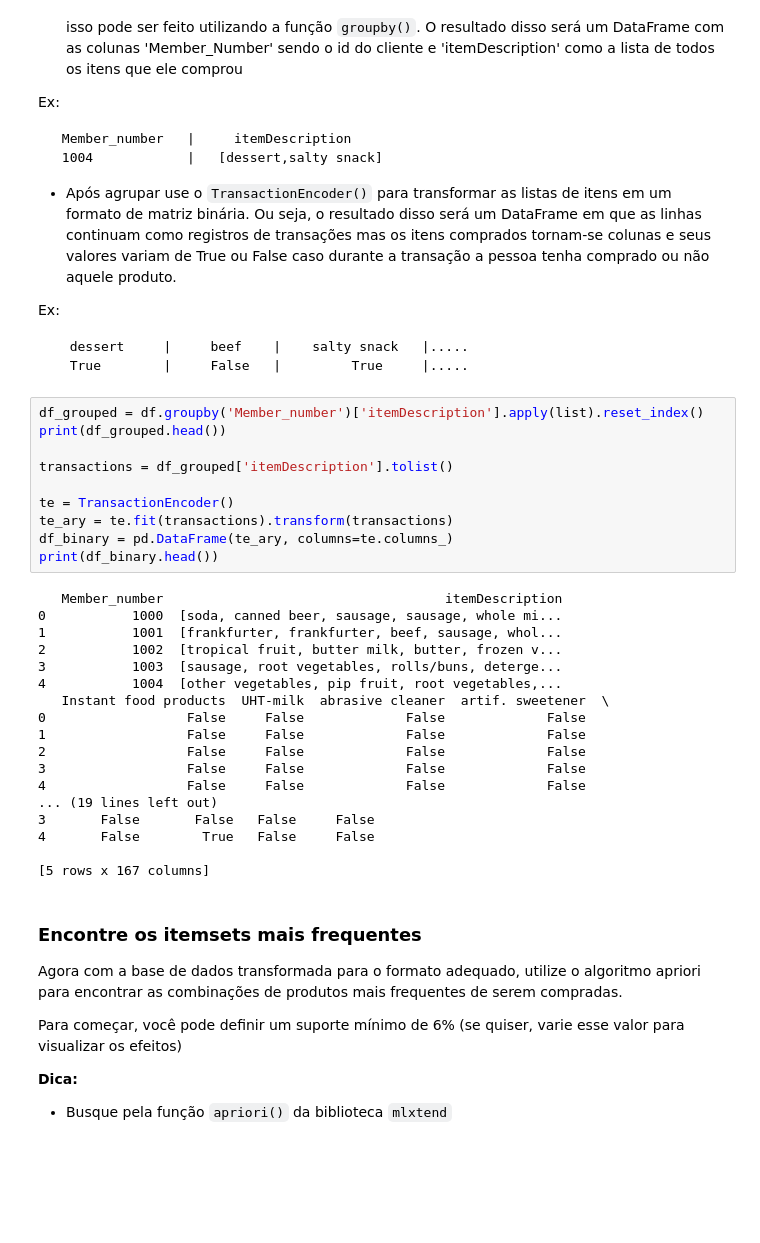
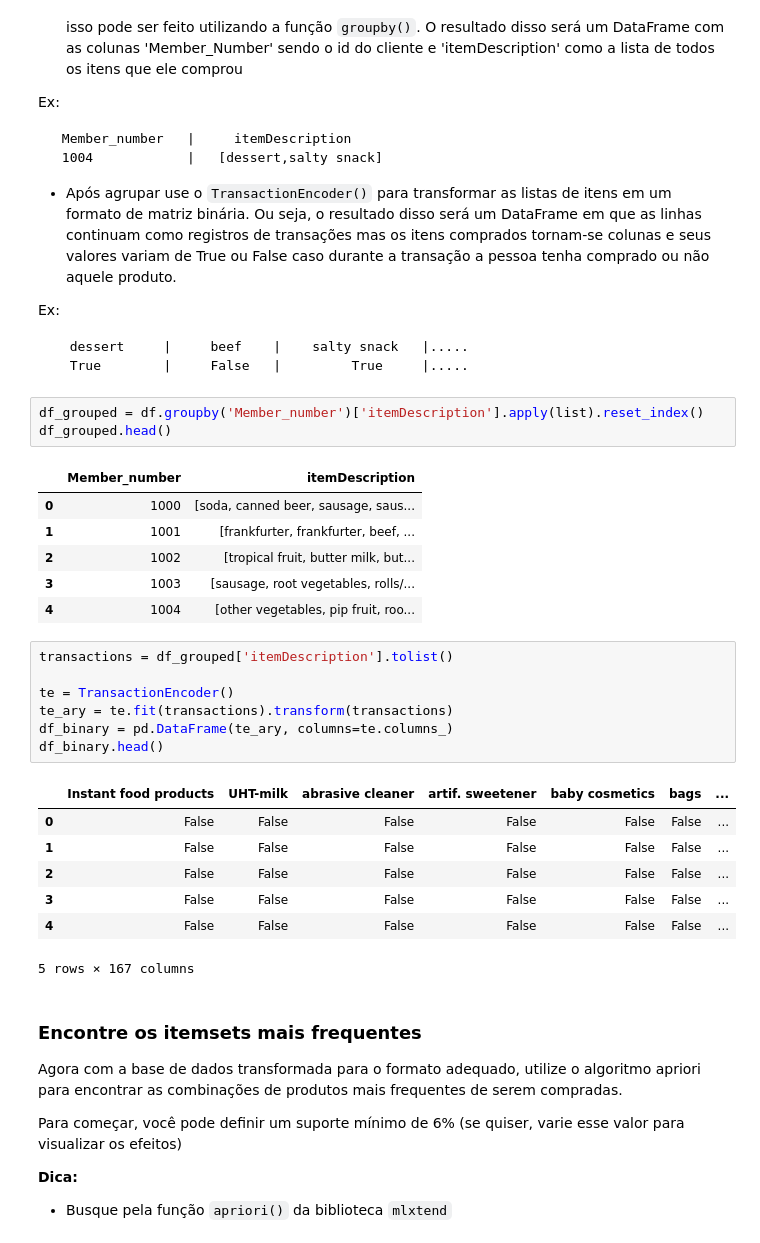
Before and after one commit to Mr-Barros/ENG4502, a Jupyter notebook: Assignment4/Notebook_RegrasAssociação.ipynb, the cells around one changed output. Drawn from its saved outputs; the diff is of its cells as text; blank space fills up the shorter version.

```diff
--- a/Assignment4/Notebook_RegrasAssociação.ipynb
+++ b/Assignment4/Notebook_RegrasAssociação.ipynb
@@ -81,34 +81,31 @@ Ex:
 
       dessert     |     beef    |    salty snack   |.....
       True        |     False   |         True     |.....
+# %%
+df_grouped = df.groupby('Member_number')['itemDescription'].apply(list).reset_index()
+df_grouped.head()
+# %% [output]
+|  | Member_number | itemDescription |
+| 0 | 1000 | [soda, canned beer, sausage, saus... |
+| 1 | 1001 | [frankfurter, frankfurter, beef, ... |
+| 2 | 1002 | [tropical fruit, butter milk, but... |
+| 3 | 1003 | [sausage, root vegetables, rolls/... |
+| 4 | 1004 | [other vegetables, pip fruit, roo... |
 # %%
-df_grouped = df.groupby('Member_number')['itemDescription'].apply(list).reset_index()
-print(df_grouped.head())
-
 transactions = df_grouped['itemDescription'].tolist()
 
 te = TransactionEncoder()
 te_ary = te.fit(transactions).transform(transactions)
 df_binary = pd.DataFrame(te_ary, columns=te.columns_)
-print(df_binary.head())
+df_binary.head()
 # %% [output]
+|  | Instant food products | UHT-milk | abrasive cleaner | artif. sweetener | baby cosmetics | bags | ... |
+| 0 | False | False | False | False | False | False | ... |
+| 1 | False | False | False | False | False | False | ... |
+| 2 | False | False | False | False | False | False | ... |
+| 3 | False | False | False | False | False | False | ... |
+| 4 | False | False | False | False | False | False | ... |
-   Member_number                                    itemDescription
-0           1000  [soda, canned beer, sausage, sausage, whole mi...
-1           1001  [frankfurter, frankfurter, beef, sausage, whol...
-2           1002  [tropical fruit, butter milk, butter, frozen v...
-3           1003  [sausage, root vegetables, rolls/buns, deterge...
-4           1004  [other vegetables, pip fruit, root vegetables,...
-   Instant food products  UHT-milk  abrasive cleaner  artif. sweetener  \
-0                  False     False             False             False
-1                  False     False             False             False
-2                  False     False             False             False
-3                  False     False             False             False
-4                  False     False             False             False
-... (19 lines left out)
-3       False       False   False     False
-4       False        True   False     False
-
-[5 rows x 167 columns]
+5 rows × 167 columns
 # %% [markdown]
 ### **Encontre os itemsets mais frequentes**
 
```
Also changed, not shown: parts of 7 cells of this notebook, 1 other file.
